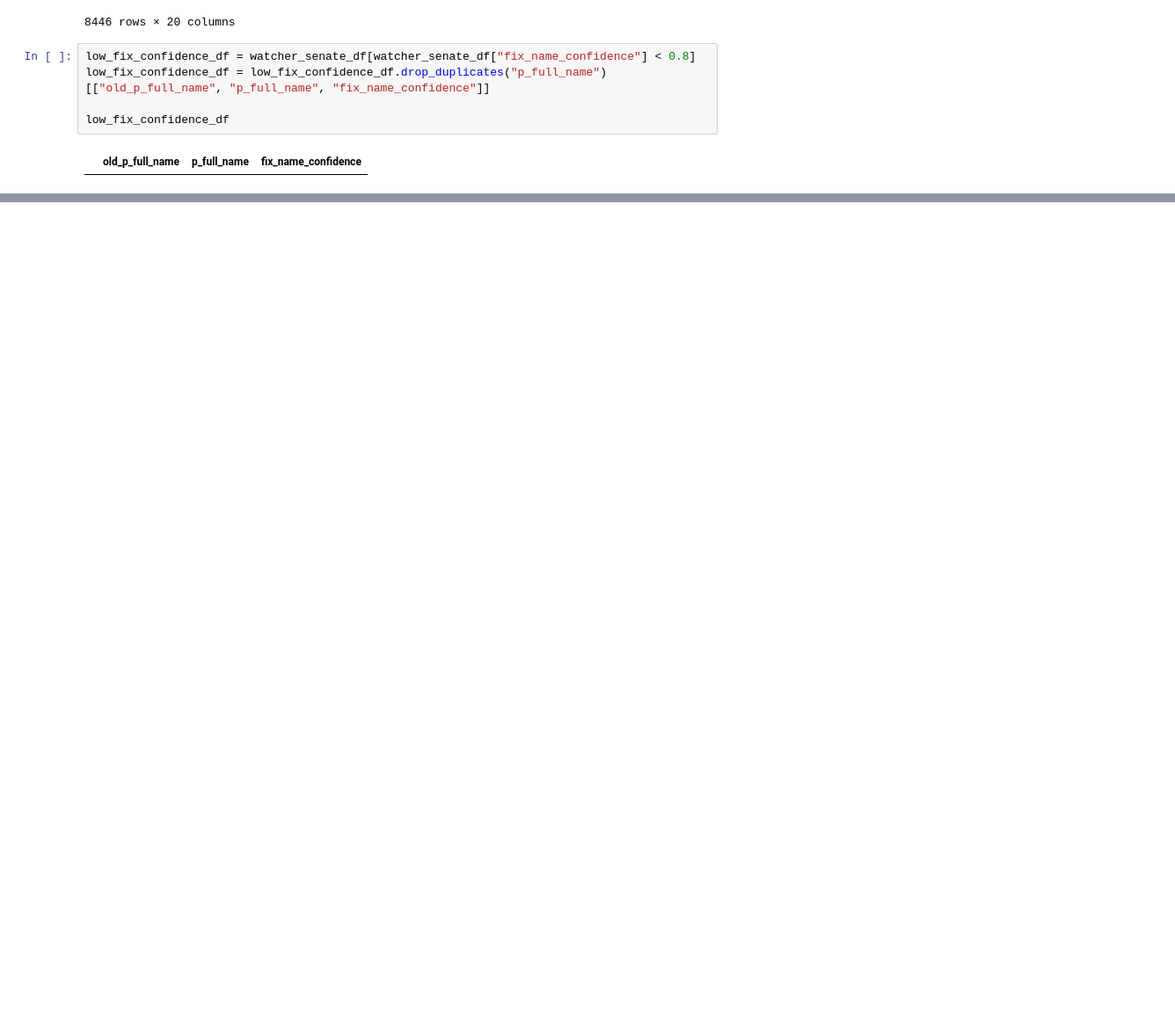
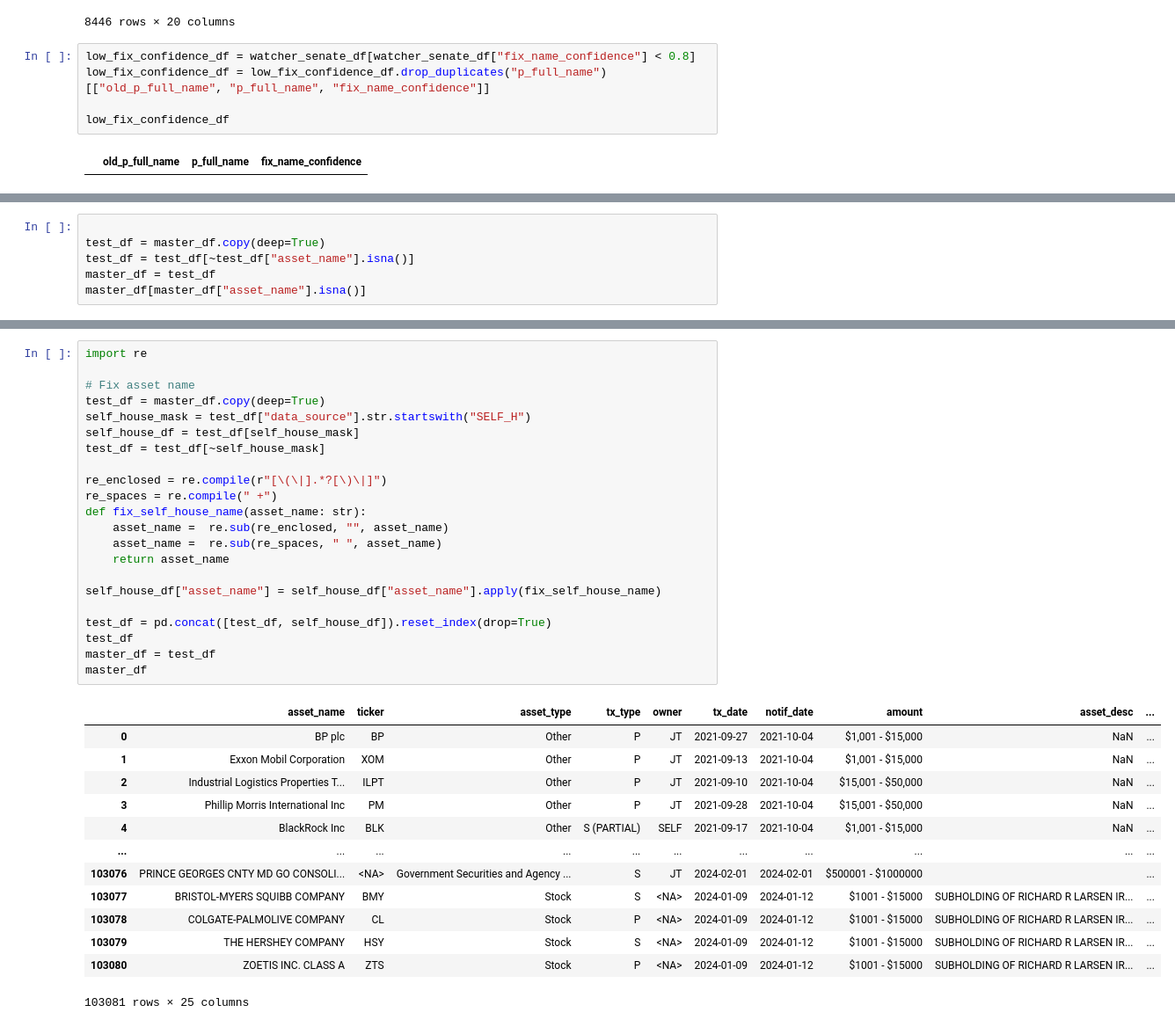
Before and after one commit to fDirham/congress-bot, a Jupyter notebook: compress_scrapes/master.ipynb, the cells around one changed output, grey strips where cells are left out. Shown at 88% size. Saved outputs shown, nothing was run; the diff lists cells and outputs as text; blank space fills up the shorter version.

```diff
--- a/compress_scrapes/master.ipynb
+++ b/compress_scrapes/master.ipynb
@@ -360,0 +886,6 @@ low_fix_confidence_df
+# %%
+
+test_df = master_df.copy(deep=True)
+test_df = test_df[~test_df["asset_name"].isna()]
+master_df = test_df
+master_df[master_df["asset_name"].isna()]
@@ -360,0 +977,36 @@ low_fix_confidence_df
+# %%
+import re
+
+# Fix asset name
+test_df = master_df.copy(deep=True)
+self_house_mask = test_df["data_source"].str.startswith("SELF_H")
+self_house_df = test_df[self_house_mask]
+test_df = test_df[~self_house_mask]
+
+re_enclosed = re.compile(r"[\(\|].*?[\)\|]")
+re_spaces = re.compile(" +")
+def fix_self_house_name(asset_name: str):
+    asset_name =  re.sub(re_enclosed, "", asset_name)
+    asset_name =  re.sub(re_spaces, " ", asset_name)
+    return asset_name
+
+self_house_df["asset_name"] = self_house_df["asset_name"].apply(fix_self_house_name)
+
+test_df = pd.concat([test_df, self_house_df]).reset_index(drop=True)
+test_df
+master_df = test_df
+master_df
+# %% [output]
+|  | asset_name | ticker | asset_type | tx_type | owner | tx_date | notif_date | amount | asset_desc | ... |
+| 0 | BP plc | BP | Other | P | JT | 2021-09-27 | 2021-10-04 | $1,001 - $15,000 | NaN | ... |
+| 1 | Exxon Mobil Corporation | XOM | Other | P | JT | 2021-09-13 | 2021-10-04 | $1,001 - $15,000 | NaN | ... |
+| 2 | Industrial Logistics Properties T... | ILPT | Other | P | JT | 2021-09-10 | 2021-10-04 | $15,001 - $50,000 | NaN | ... |
+| 3 | Phillip Morris International Inc | PM | Other | P | JT | 2021-09-28 | 2021-10-04 | $15,001 - $50,000 | NaN | ... |
+| 4 | BlackRock Inc | BLK | Other | S (PARTIAL) | SELF | 2021-09-17 | 2021-10-04 | $1,001 - $15,000 | NaN | ... |
+| ... | ... | ... | ... | ... | ... | ... | ... | ... | ... | ... |
+| 103076 | PRINCE GEORGES CNTY MD GO CONSOLI... | <NA> | Government Securities and Agency ... | S | JT | 2024-02-01 | 2024-02-01 | $500001 - $1000000 |  | ... |
+| 103077 | BRISTOL-MYERS SQUIBB COMPANY | BMY | Stock | S | <NA> | 2024-01-09 | 2024-01-12 | $1001 - $15000 | SUBHOLDING OF RICHARD R LARSEN IR... | ... |
+| 103078 | COLGATE-PALMOLIVE COMPANY | CL | Stock | P | <NA> | 2024-01-09 | 2024-01-12 | $1001 - $15000 | SUBHOLDING OF RICHARD R LARSEN IR... | ... |
+| 103079 | THE HERSHEY COMPANY | HSY | Stock | S | <NA> | 2024-01-09 | 2024-01-12 | $1001 - $15000 | SUBHOLDING OF RICHARD R LARSEN IR... | ... |
+| 103080 | ZOETIS INC. CLASS A | ZTS | Stock | P | <NA> | 2024-01-09 | 2024-01-12 | $1001 - $15000 | SUBHOLDING OF RICHARD R LARSEN IR... | ... |
+103081 rows × 25 columns
```
Also changed, not shown: parts of 19 cells of this notebook, 2 other files.
